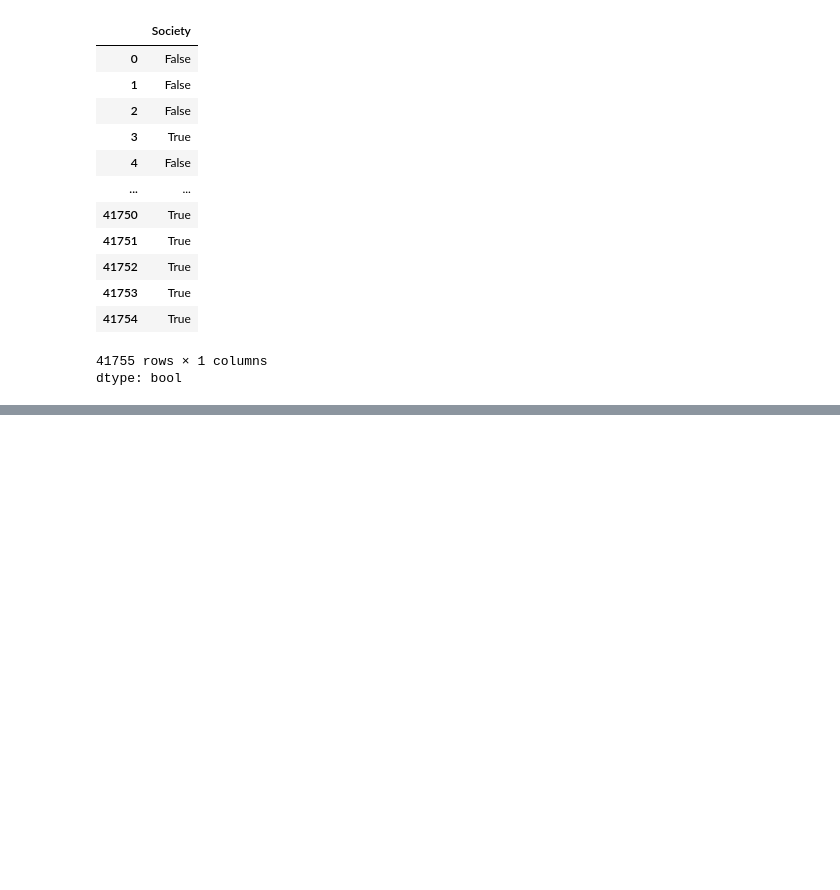
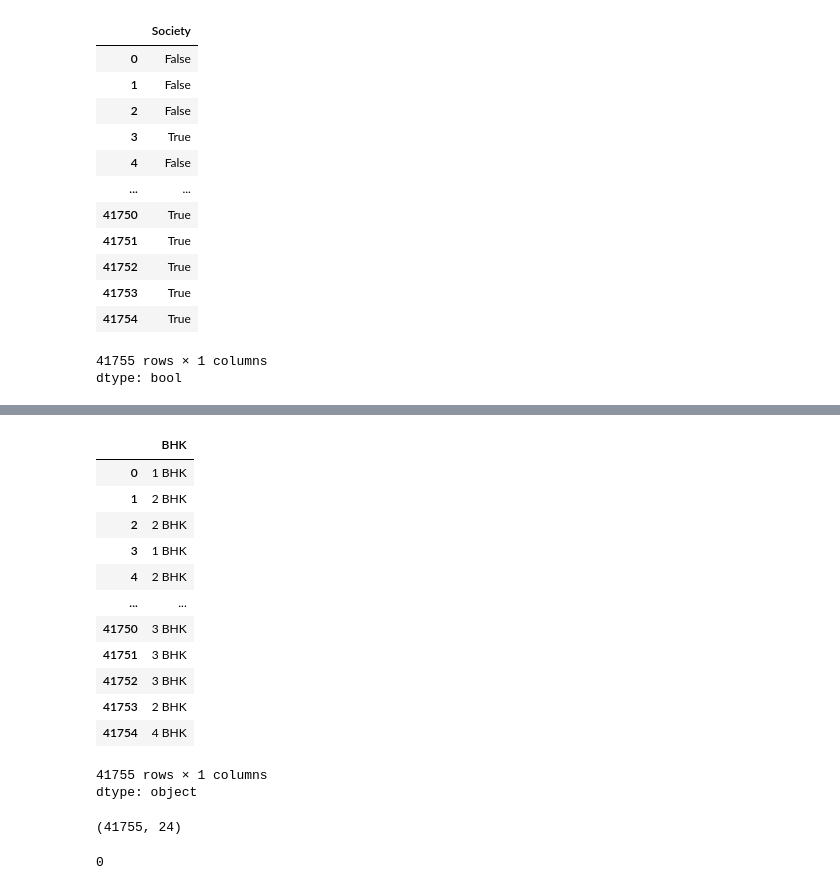
Before and after one commit to Trusha216/AI-ML-internship, a Jupyter notebook: house_prices.ipynb, the cells around one changed output, grey strips where cells are left out. Drawn from its saved outputs; the diff is of its cells as text; code cells hidden in the pictures; blank space fills up the shorter version.

```diff
--- a/house_prices.ipynb
+++ b/house_prices.ipynb
@@ -530,3 +530,20 @@ data['Society'].isna()
 | 41754 | True |
 41755 rows × 1 columns
 dtype: bool
+# %%
+import pandas as pd
+import re
+
+data1= data['Title']
+df = pd.DataFrame(data1)
+
+def extract_bhk(text):
+    if isinstance(text, str):  # Check if the value is a string
+        match = re.search(r'\d+\s*BHK', text)
+        if match:
+            return match.group(0)
+    return None
+
+df['BHK'] = df['Title'].apply(extract_bhk)
+
+print(df)
@@ -532,0 +581,25 @@ dtype: bool
+# %%
+df['BHK']
+# %% [output]
+|  | BHK |
+| 0 | 1 BHK |
+| 1 | 2 BHK |
+| 2 | 2 BHK |
+| 3 | 1 BHK |
+| 4 | 2 BHK |
+| ... | ... |
+| 41750 | 3 BHK |
+| 41751 | 3 BHK |
+| 41752 | 3 BHK |
+| 41753 | 2 BHK |
+| 41754 | 4 BHK |
+41755 rows × 1 columns
+dtype: object
+# %%
+data.shape
+# %% [output]
+(41755, 24)
+# %%
+data['Title'].isna().sum()
+# %% [output]
+0
```
Also changed, not shown: parts of 6 cells of this notebook.
